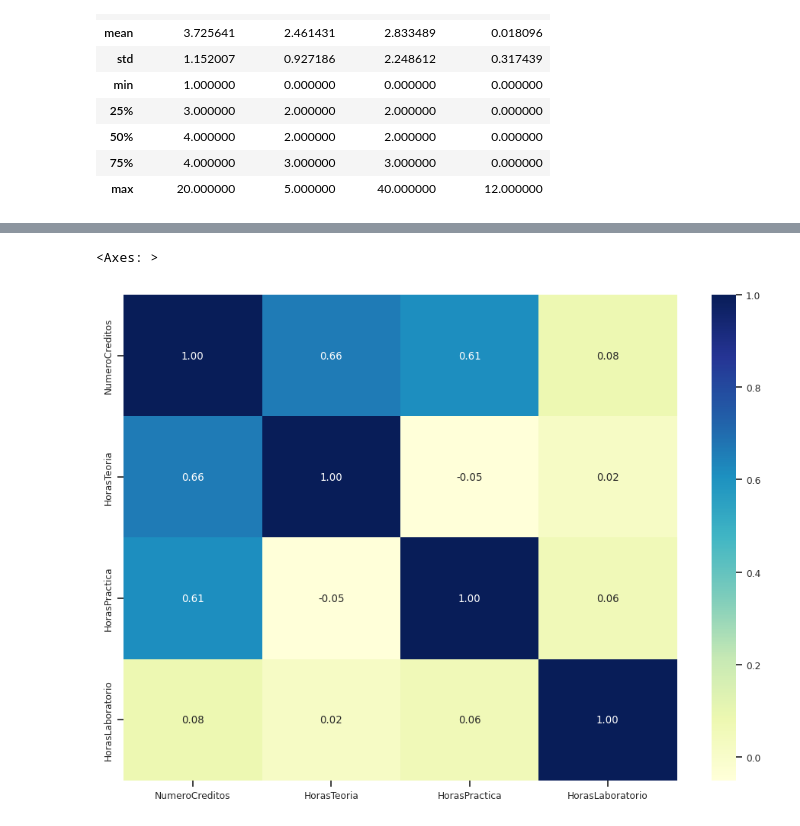
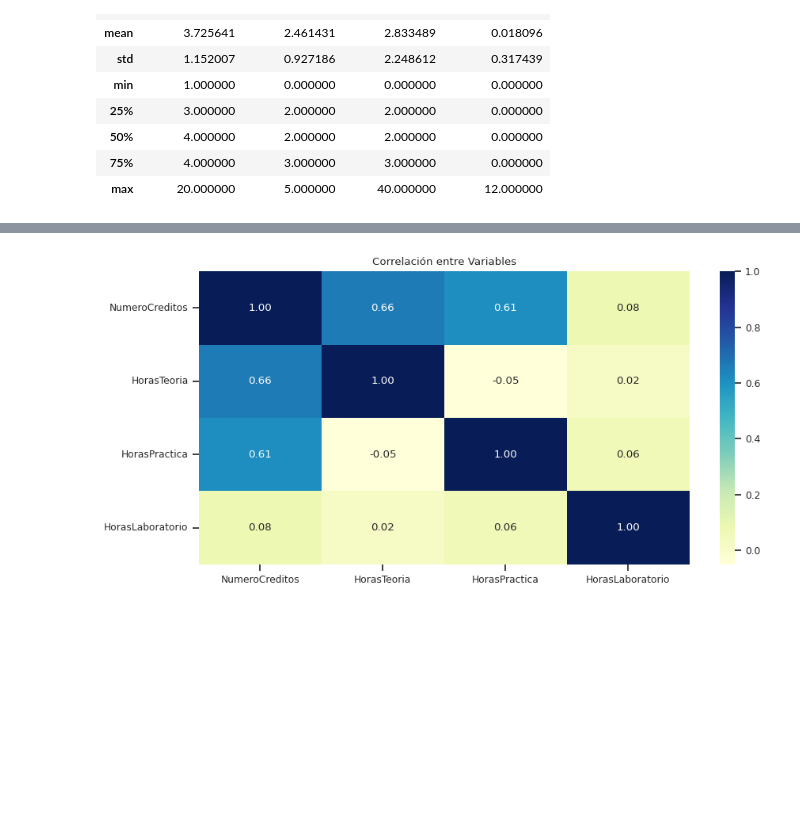
Before and after one commit to carlosCACB333/schedule_prediction, a Jupyter notebook: app/notebooks/EDA.ipynb, the cells around one changed output, grey strips where cells are left out. Drawn from its saved outputs; the diff is of its cells as text; code cells hidden in the pictures; blank space fills up the shorter version.

```diff
--- a/app/notebooks/EDA.ipynb
+++ b/app/notebooks/EDA.ipynb
@@ -116,6 +145,7 @@ plt.show()
 # %%
 
-sns.heatmap(df_all.select_dtypes(include=[np.number]).corr(), annot=True, fmt=".2f", cmap="YlGnBu")
+f=sns.heatmap(df_all.select_dtypes(include=[np.number]).corr(), annot=True, fmt=".2f", cmap="YlGnBu")
+f.set_title("Correlación entre Variables")
+f.figure.canvas.figure.set_figwidth(10)
 # %% [output]
-<Axes: >
-[figure, old version]
+[figure, new version]
```
Also changed, not shown: parts of 8 cells of this notebook, 14 other files.
